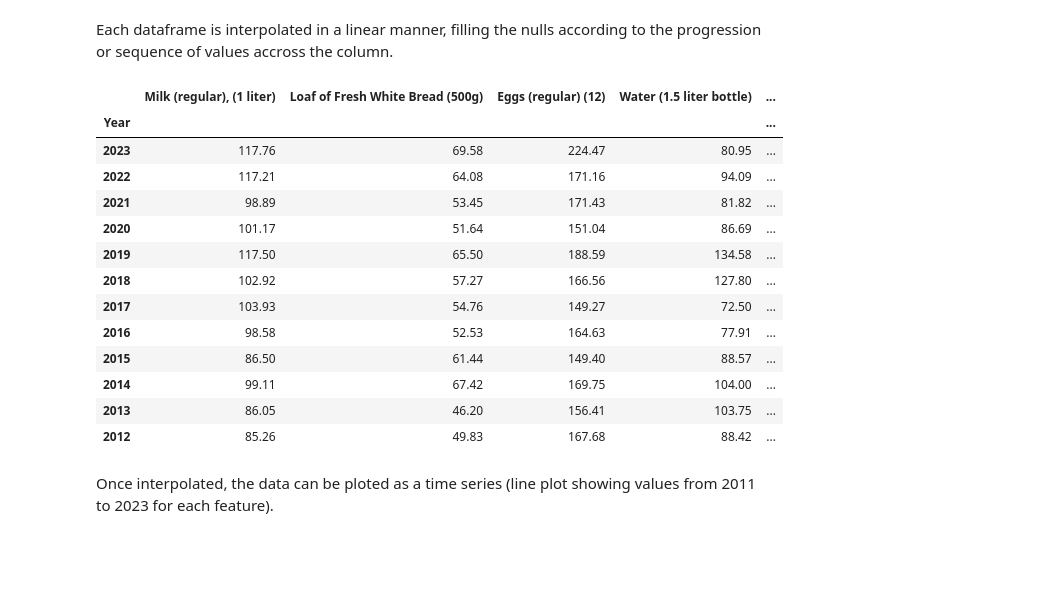
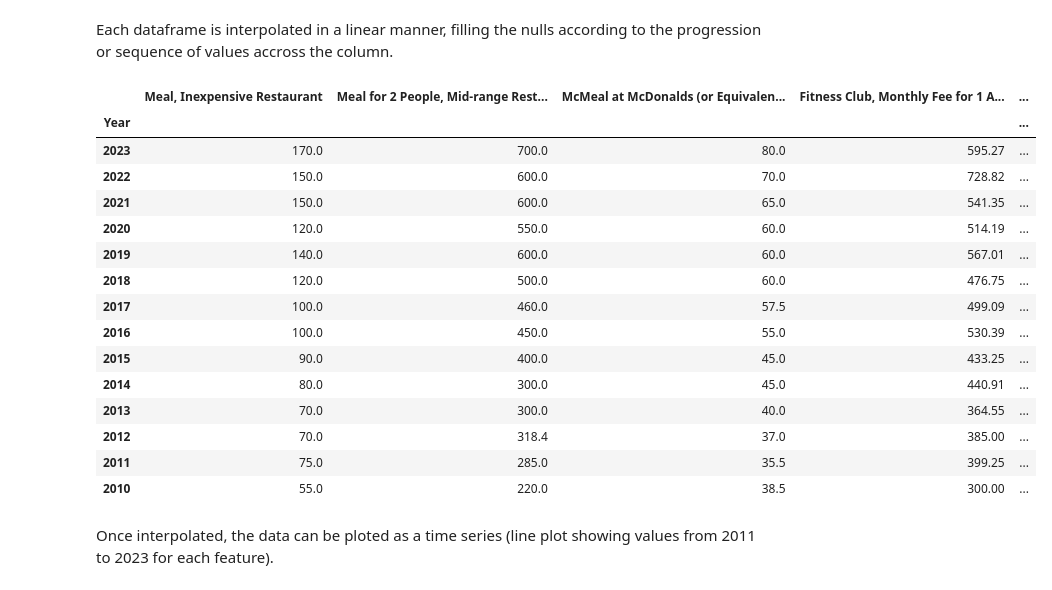
Before and after one commit to xuzmocode4-325/international-city-cost-analysis-data, a Jupyter notebook: cost-of-living-data-analysis.ipynb, the cells around one changed output. Drawn from its saved outputs; the diff is of its cells as text; code cells hidden in the pictures; blank space fills up the shorter version.

Commit message:
updated tables

```diff
--- a/cost-of-living-data-analysis.ipynb
+++ b/cost-of-living-data-analysis.ipynb
@@ -140,22 +144,24 @@ clean_data = clean_data(categorized_data)
 # %% [markdown]
 Each dataframe is interpolated in a linear manner, filling the nulls according to the progression or sequence of values accross the column.
 # %%
-clean_data[0].interpolate()
+clean_data[1].interpolate()
 # %% [output]
-|  | Milk (regular), (1 liter) | Loaf of Fresh White Bread (500g) | Eggs (regular) (12) | Water (1.5 liter bottle) | ... |
+|  | Meal, Inexpensive Restaurant | Meal for 2 People, Mid-range Rest... | McMeal at McDonalds (or Equivalen... | Fitness Club, Monthly Fee for 1 A... | ... |
 | Year |  |  |  |  | ... |
-| 2023 | 117.76 | 69.58 | 224.47 | 80.95 | ... |
-| 2022 | 117.21 | 64.08 | 171.16 | 94.09 | ... |
-| 2021 | 98.89 | 53.45 | 171.43 | 81.82 | ... |
-| 2020 | 101.17 | 51.64 | 151.04 | 86.69 | ... |
-| 2019 | 117.50 | 65.50 | 188.59 | 134.58 | ... |
-| 2018 | 102.92 | 57.27 | 166.56 | 127.80 | ... |
-| 2017 | 103.93 | 54.76 | 149.27 | 72.50 | ... |
-| 2016 | 98.58 | 52.53 | 164.63 | 77.91 | ... |
-| 2015 | 86.50 | 61.44 | 149.40 | 88.57 | ... |
-| 2014 | 99.11 | 67.42 | 169.75 | 104.00 | ... |
-| 2013 | 86.05 | 46.20 | 156.41 | 103.75 | ... |
-| 2012 | 85.26 | 49.83 | 167.68 | 88.42 | ... |
+| 2023 | 170.0 | 700.0 | 80.0 | 595.27 | ... |
+| 2022 | 150.0 | 600.0 | 70.0 | 728.82 | ... |
+| 2021 | 150.0 | 600.0 | 65.0 | 541.35 | ... |
+| 2020 | 120.0 | 550.0 | 60.0 | 514.19 | ... |
+| 2019 | 140.0 | 600.0 | 60.0 | 567.01 | ... |
+| 2018 | 120.0 | 500.0 | 60.0 | 476.75 | ... |
+| 2017 | 100.0 | 460.0 | 57.5 | 499.09 | ... |
+| 2016 | 100.0 | 450.0 | 55.0 | 530.39 | ... |
+| 2015 | 90.0 | 400.0 | 45.0 | 433.25 | ... |
+| 2014 | 80.0 | 300.0 | 45.0 | 440.91 | ... |
+| 2013 | 70.0 | 300.0 | 40.0 | 364.55 | ... |
+| 2012 | 70.0 | 318.4 | 37.0 | 385.00 | ... |
+| 2011 | 75.0 | 285.0 | 35.5 | 399.25 | ... |
+| 2010 | 55.0 | 220.0 | 38.5 | 300.00 | ... |
 # %% [markdown]
 Once interpolated, the data can be ploted as a time series (line plot showing values from 2011 to 2023 for each feature).
 # %% [markdown]
```
Also changed, not shown: parts of 11 cells of this notebook, 11 other files.
